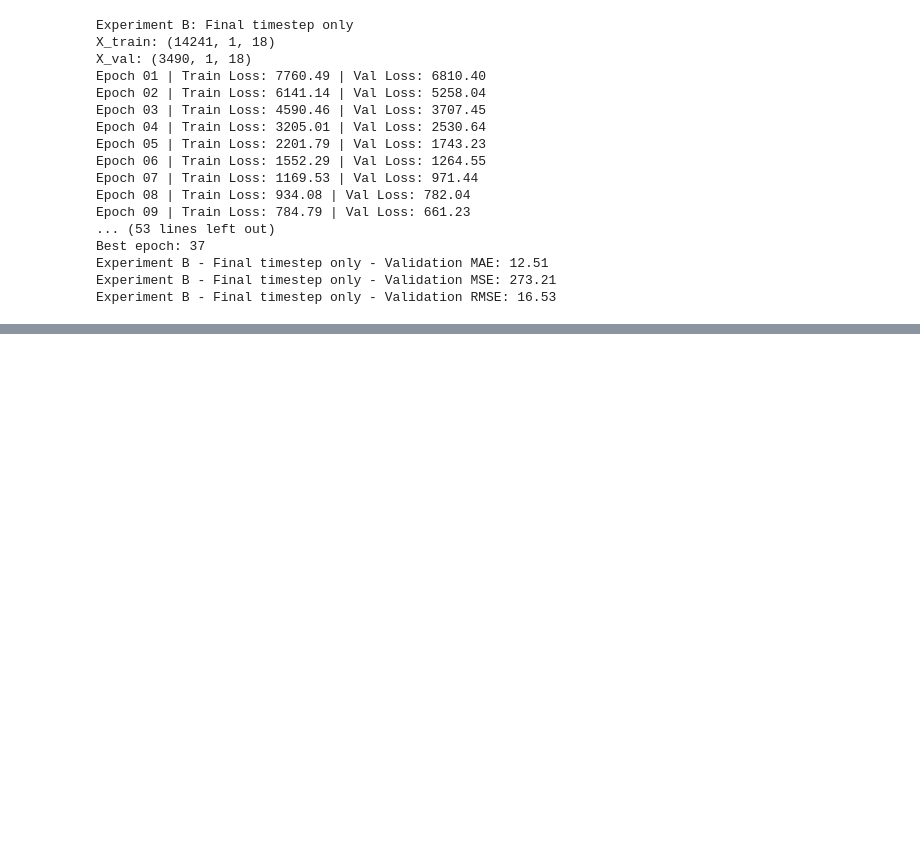
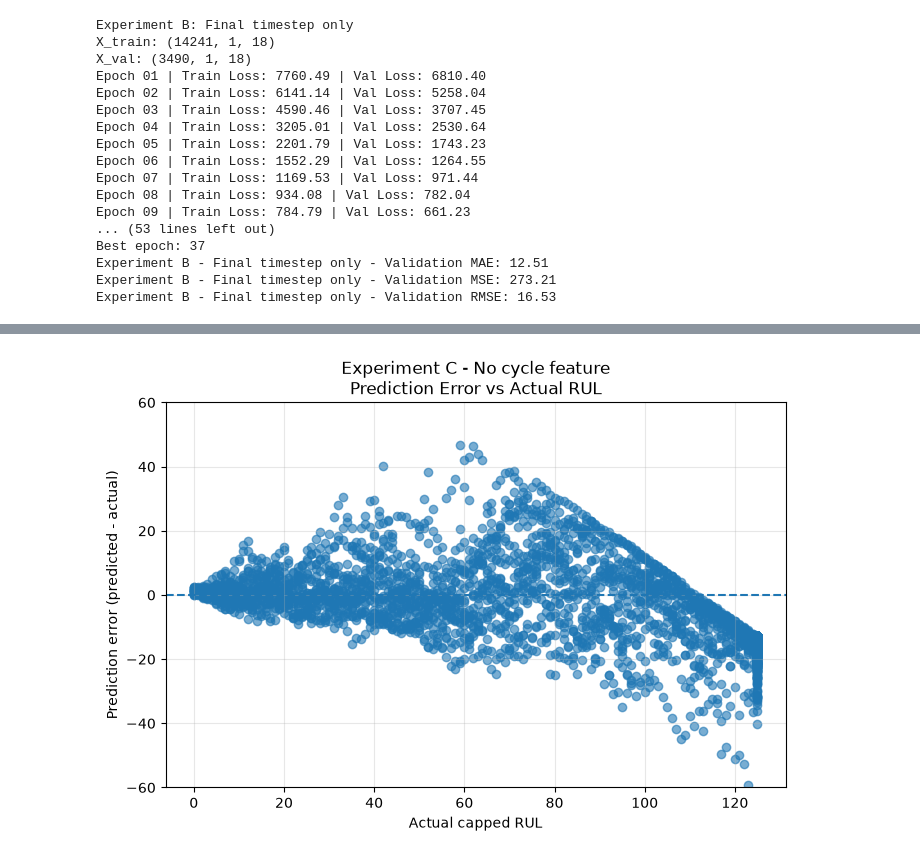
Before and after one commit to iamprakhar10/aircraft-rul-predictor, a Jupyter notebook: notebooks/02_temporal_ablation.ipynb, the cells around one changed output, grey strips where cells are left out. Cells and saved outputs as stored; diff of their text form; code cells hidden in the pictures; blank space fills up the shorter version.

```diff
--- a/notebooks/02_temporal_ablation.ipynb
+++ b/notebooks/02_temporal_ablation.ipynb
@@ -917,0 +1184,8 @@ Experiment B - Final timestep only - Validation RMSE: 16.53
+# %%
+plot_prediction_error(
+    y_val_no_cycle,
+    results_no_cycle["predictions"],
+    "Experiment C - No cycle feature",
+)
+# %% [output]
+[figure, added]
```
Also changed, not shown: parts of 7 cells of this notebook.
